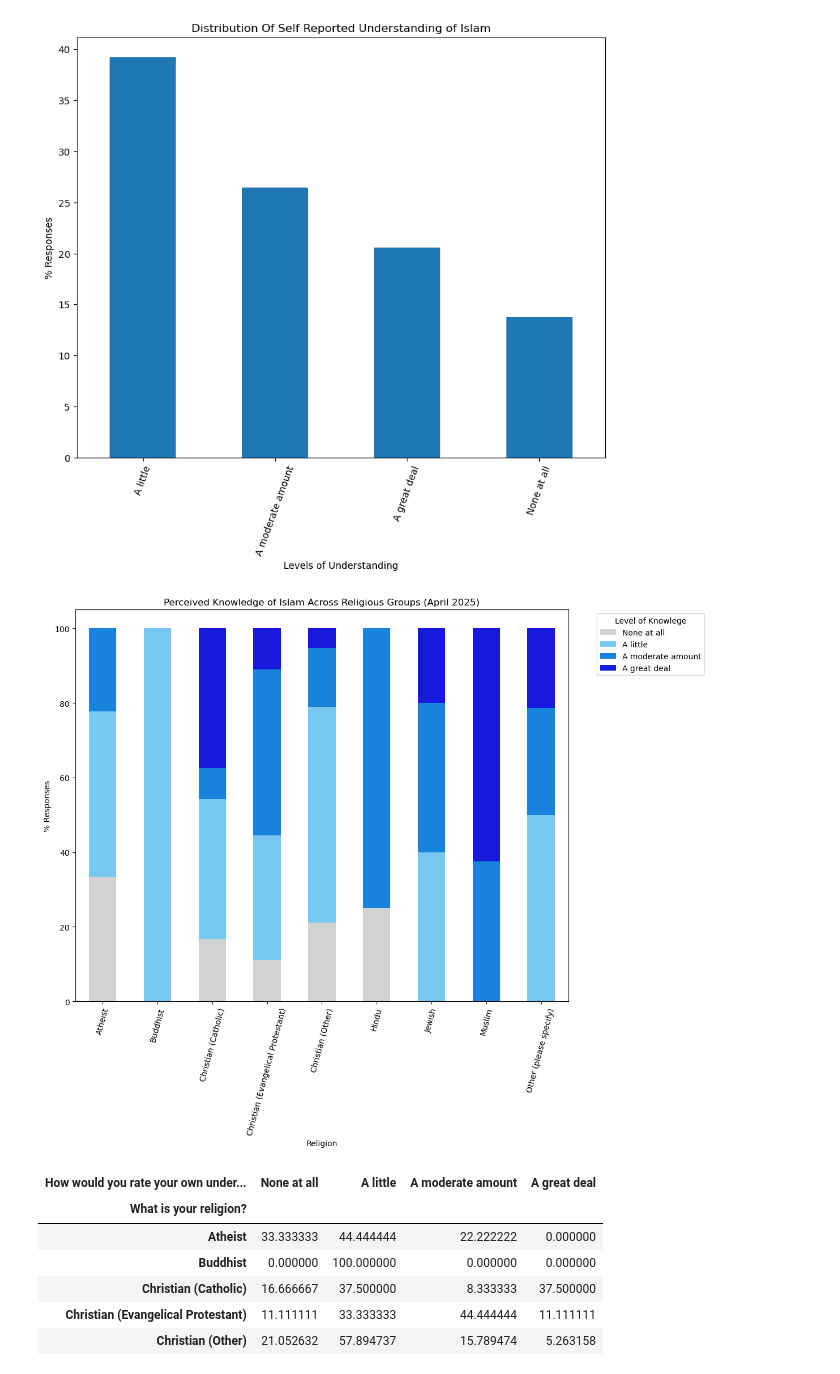
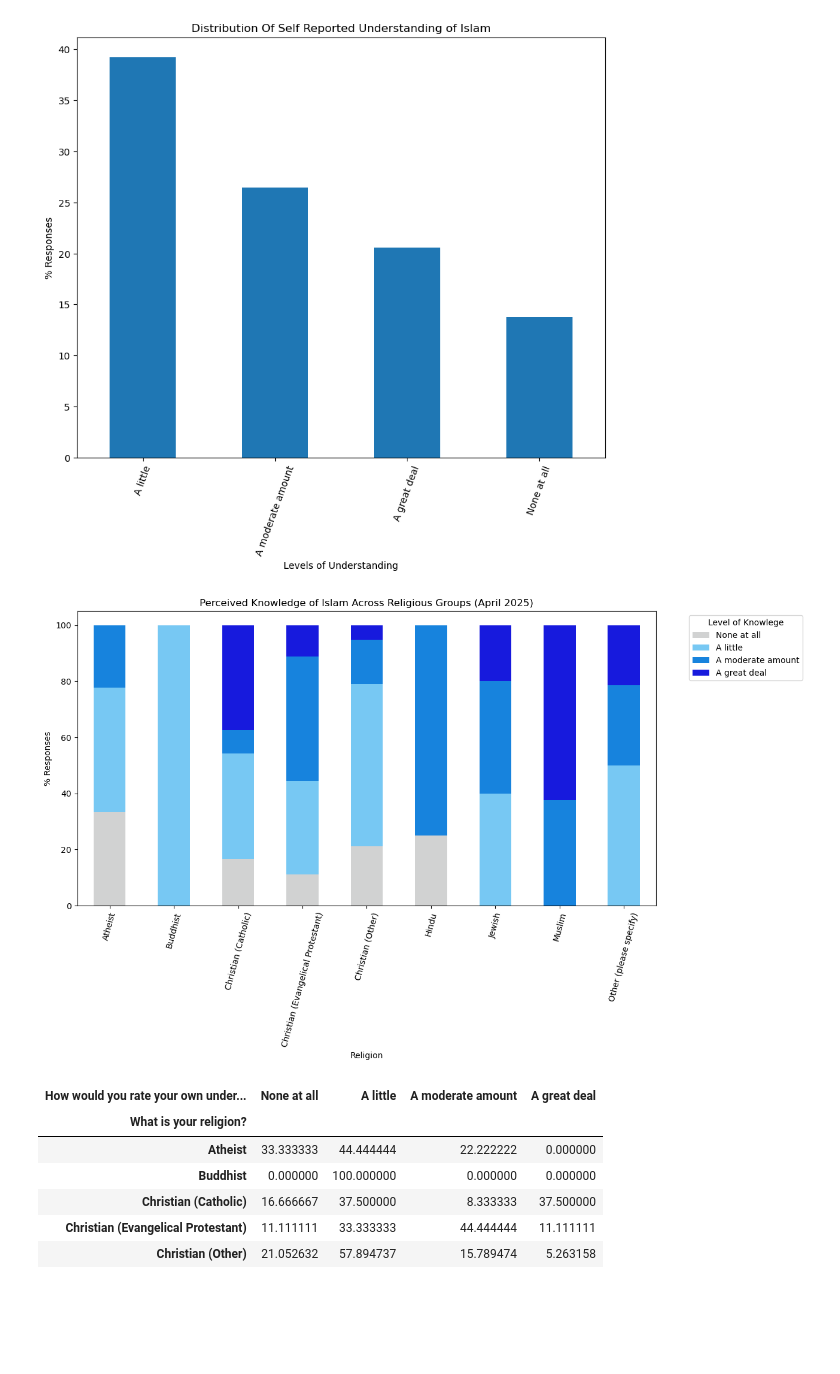
Before and after one commit to manelmahroug/Muslim-Brand-Sentiment, a Jupyter notebook: Brand_sentiment_004_April_2025.ipynb, the cells around one changed output. Saved outputs shown, nothing was run; the diff lists cells and outputs as text; code cells hidden in the pictures; blank space fills up the shorter version.

```diff
--- a/Brand_sentiment_004_April_2025.ipynb
+++ b/Brand_sentiment_004_April_2025.ipynb
@@ -1052,31 +1052,31 @@ plt.xticks (rotation = 70)
 [figure]
 # %%
 religion_understanding = pd.crosstab(
-    apr25["What is your religion?"],
-    apr25["How would you rate your own understanding of Muslim religious practices (e.g., Ramadan, daily prayers)?"],
-    normalize='index'
+apr25["What is your religion?"],
+apr25["How would you rate your own understanding of Muslim religious practices (e.g., Ramadan, daily prayers)?"],
+normalize='index'
 )*100
 
 
 religion_understanding  =religion_understanding[["None at all", "A little", "A moderate amount", "A great deal"]]
 colors= ["#d1d2d2","#77c8f3","#1783dd","#171add"]
 
 ax = religion_understanding.plot(
         kind= 'bar',
         stacked= True,
         color=colors,
-        figsize= (12,10))
+        figsize= (13,8))
 plt.title ("Perceived Knowledge of Islam Across Religious Groups (April 2025)")
 plt.xlabel ("Religion")
 plt.ylabel("% Responses")
 plt.xticks (rotation = 75)
 
 plt.legend(title="Level of Knowlege", bbox_to_anchor=(1.05, 1), loc='upper left')
 
 plt.tight_layout()
 plt.show()
 # %% [output]
-[figure, old version]
+[figure, new version]
 # %%
 religion_understanding
 # %% [output]
```
Also changed, not shown: parts of 13 cells of this notebook, 2 other files.
